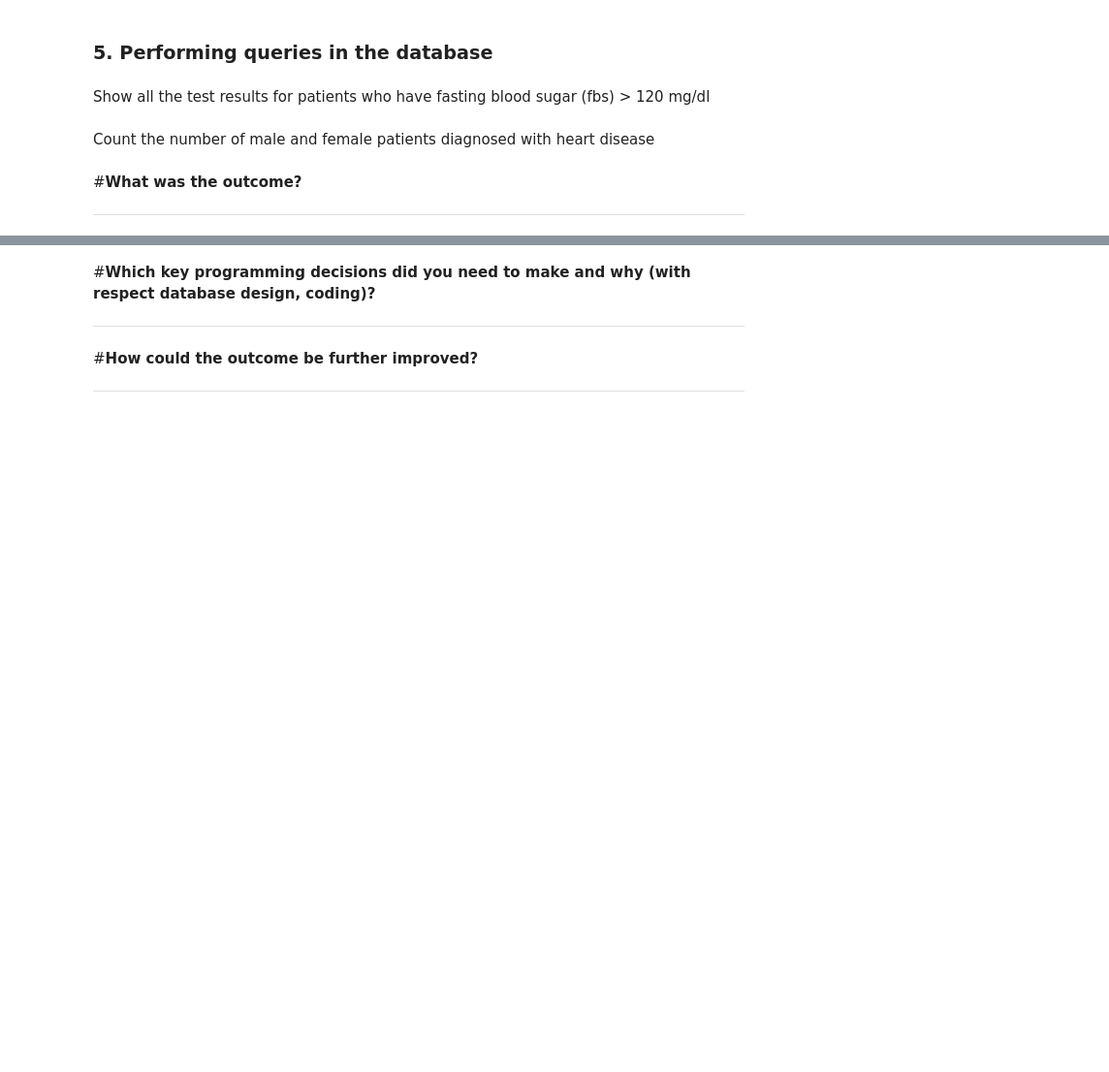
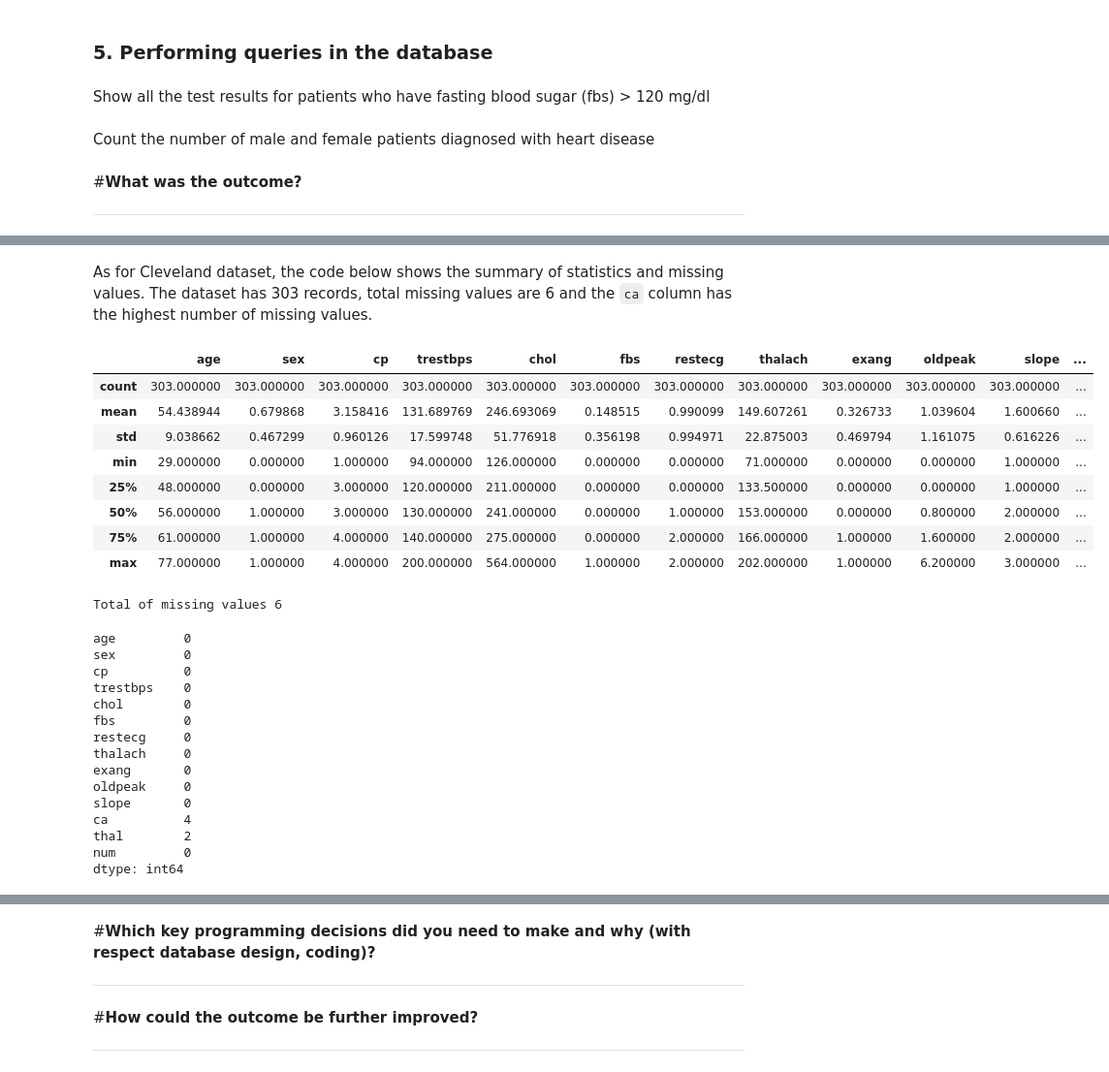
Before and after one commit to zahraa-m/SQLite3_pro, a Jupyter notebook: SQLite3_pro.ipynb, the cells around one changed output, grey strips where cells are left out. Shown at 97% size. Saved outputs shown, nothing was run; the diff lists cells and outputs as text; code cells hidden in the pictures; blank space fills up the shorter version.

```diff
--- a/SQLite3_pro.ipynb
+++ b/SQLite3_pro.ipynb
@@ -61,0 +56,2 @@ switzerland_df.describe()
+# %%
+cl_d=cleveland_df.describe()
@@ -66,3 +66,3 @@ california_df.isna().sum()
 # %%
-cleveland_df.isna().sum()
+cl_mv=cleveland_df.isna().sum()
 # %%
@@ -207,0 +245,33 @@ dia_hd = conn.execute('''SELECT sex, COUNT(diagnosis) FROM patients WHERE diagno
+# %% [markdown]
+As for Cleveland dataset, the code below shows the summary of statistics and missing values. The dataset has 303 records, total missing values are 6 and the `ca` column has the highest number of missing values.
+# %%
+display(cl_d)
+print()
+print("Total of missing values", cl_mv.sum())
+display(cl_mv)
+# %% [output]
+|  | age | sex | cp | trestbps | chol | fbs | restecg | thalach | exang | oldpeak | slope | ... |
+| count | 303.000000 | 303.000000 | 303.000000 | 303.000000 | 303.000000 | 303.000000 | 303.000000 | 303.000000 | 303.000000 | 303.000000 | 303.000000 | ... |
+| mean | 54.438944 | 0.679868 | 3.158416 | 131.689769 | 246.693069 | 0.148515 | 0.990099 | 149.607261 | 0.326733 | 1.039604 | 1.600660 | ... |
+| std | 9.038662 | 0.467299 | 0.960126 | 17.599748 | 51.776918 | 0.356198 | 0.994971 | 22.875003 | 0.469794 | 1.161075 | 0.616226 | ... |
+| min | 29.000000 | 0.000000 | 1.000000 | 94.000000 | 126.000000 | 0.000000 | 0.000000 | 71.000000 | 0.000000 | 0.000000 | 1.000000 | ... |
+| 25% | 48.000000 | 0.000000 | 3.000000 | 120.000000 | 211.000000 | 0.000000 | 0.000000 | 133.500000 | 0.000000 | 0.000000 | 1.000000 | ... |
+| 50% | 56.000000 | 1.000000 | 3.000000 | 130.000000 | 241.000000 | 0.000000 | 1.000000 | 153.000000 | 0.000000 | 0.800000 | 2.000000 | ... |
+| 75% | 61.000000 | 1.000000 | 4.000000 | 140.000000 | 275.000000 | 0.000000 | 2.000000 | 166.000000 | 1.000000 | 1.600000 | 2.000000 | ... |
+| max | 77.000000 | 1.000000 | 4.000000 | 200.000000 | 564.000000 | 1.000000 | 2.000000 | 202.000000 | 1.000000 | 6.200000 | 3.000000 | ... |
+Total of missing values 6
+age         0
+sex         0
+cp          0
+trestbps    0
+chol        0
+fbs         0
+restecg     0
+thalach     0
+exang       0
+oldpeak     0
+slope       0
+ca          4
+thal        2
+num         0
+dtype: int64
```
Also changed, not shown: parts of 23 cells of this notebook.
